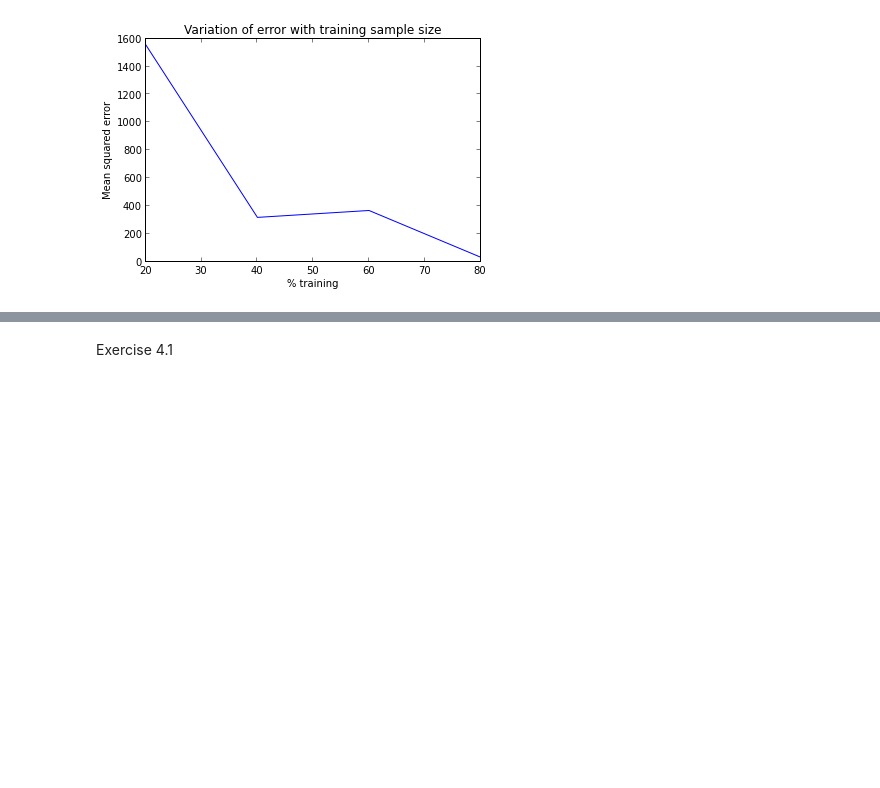
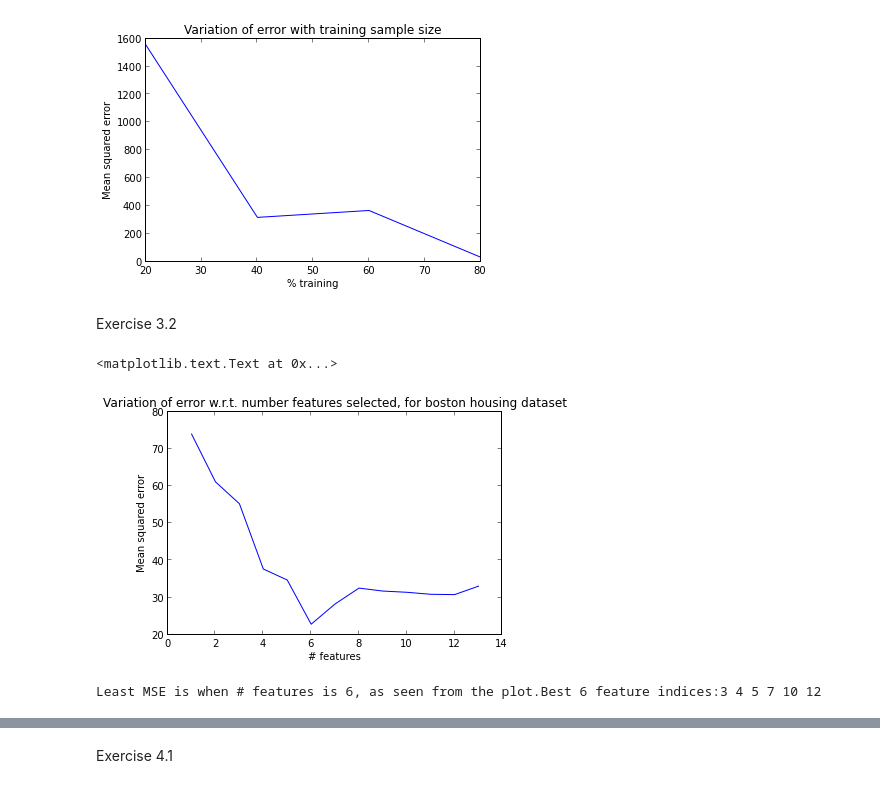
Before and after one commit to srijankr/datascience-fall14, a Jupyter notebook: lab1/lab1 srijan.ipynb, the cells around one changed output, grey strips where cells are left out. Drawn from its saved outputs; the diff is of its cells as text; code cells hidden in the pictures; blank space fills up the shorter version.

```diff
--- a/lab1/lab1 srijan.ipynb
+++ b/lab1/lab1 srijan.ipynb
@@ -51,3 +51,14 @@ X = [20,40,60,80]Y = [](rows,cols) = boston.data.shapebostonxtrain = boston.data
 # %% [output]
 <matplotlib.text.Text at 0x...>
 [figure]
+# %% [markdown]
+Exercise 3.2
+# %%
+bostonxtrain = boston.data[:floor(0.8*rows),:]bostonxtest = boston.data[floor(0.8*rows):,:]bostonytrain = boston.target[:floor(0.8*rows)]bostonytest = boston.target[floor(0.8*rows):]lr = LinearRegression()model = lr.fit(bostonxtrain, bostonytrain)X = []Y = []for i in range(boston.data.shape[1]):    rfe = RFE(estimator=model, n_features_to_select=i+1, step=1)    rfemodel = rfe.fit(bostonxtrain, bostonytrain)    ypred = rfemodel.predict(bostonxtest)    X.append(i+1)    Y.append(mean_squared_error(bostonytest,ypred))plt.plot(X,Y)plt.xlabel("# features")plt.ylabel("Mean squared error")plt.title("Variation of error w.r.t. number features selected, for boston housing dataset")
+# %% [output]
+<matplotlib.text.Text at 0x...>
+[figure, added]
+# %%
+print "Least MSE is when # features is 6, as seen from the plot."print "Best 6 feature indices:"bestfeatures = []rfe = RFE(estimator=model, n_features_to_select=6, step=1)rfemodel = rfe.fit(bostonxtrain, bostonytrain)for i in range(len(rfemodel.ranking_)):    if rfemodel.ranking_[i] == 1:        print i,        bestfeatures.append(i)print ""#print [i for i in range(len(rfemodel.ranking_)) rfemodel.ranking_[i] == 1]
+# %% [output]
+Least MSE is when # features is 6, as seen from the plot.Best 6 feature indices:3 4 5 7 10 12
```
Also changed, not shown: parts of 1 cell of this notebook.
